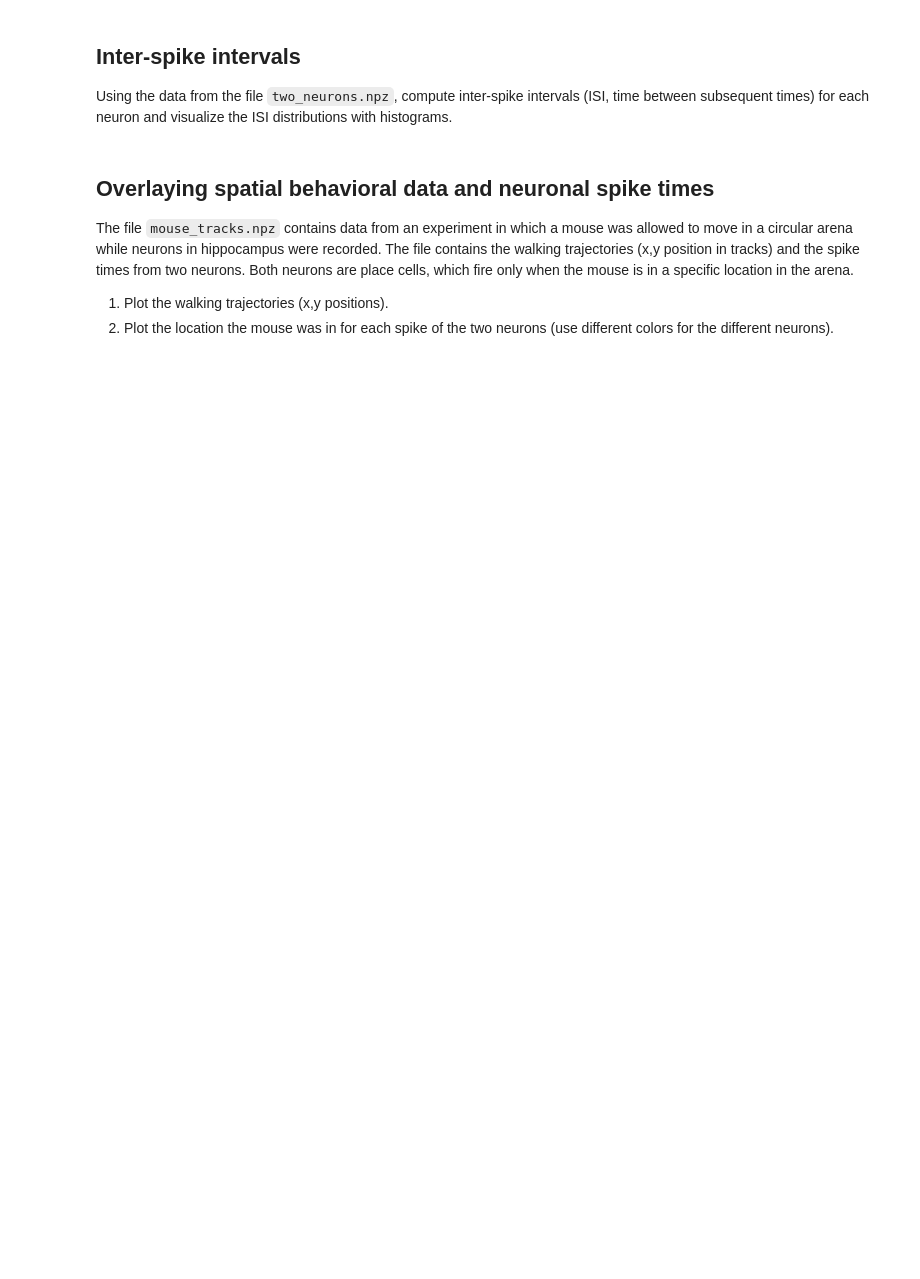
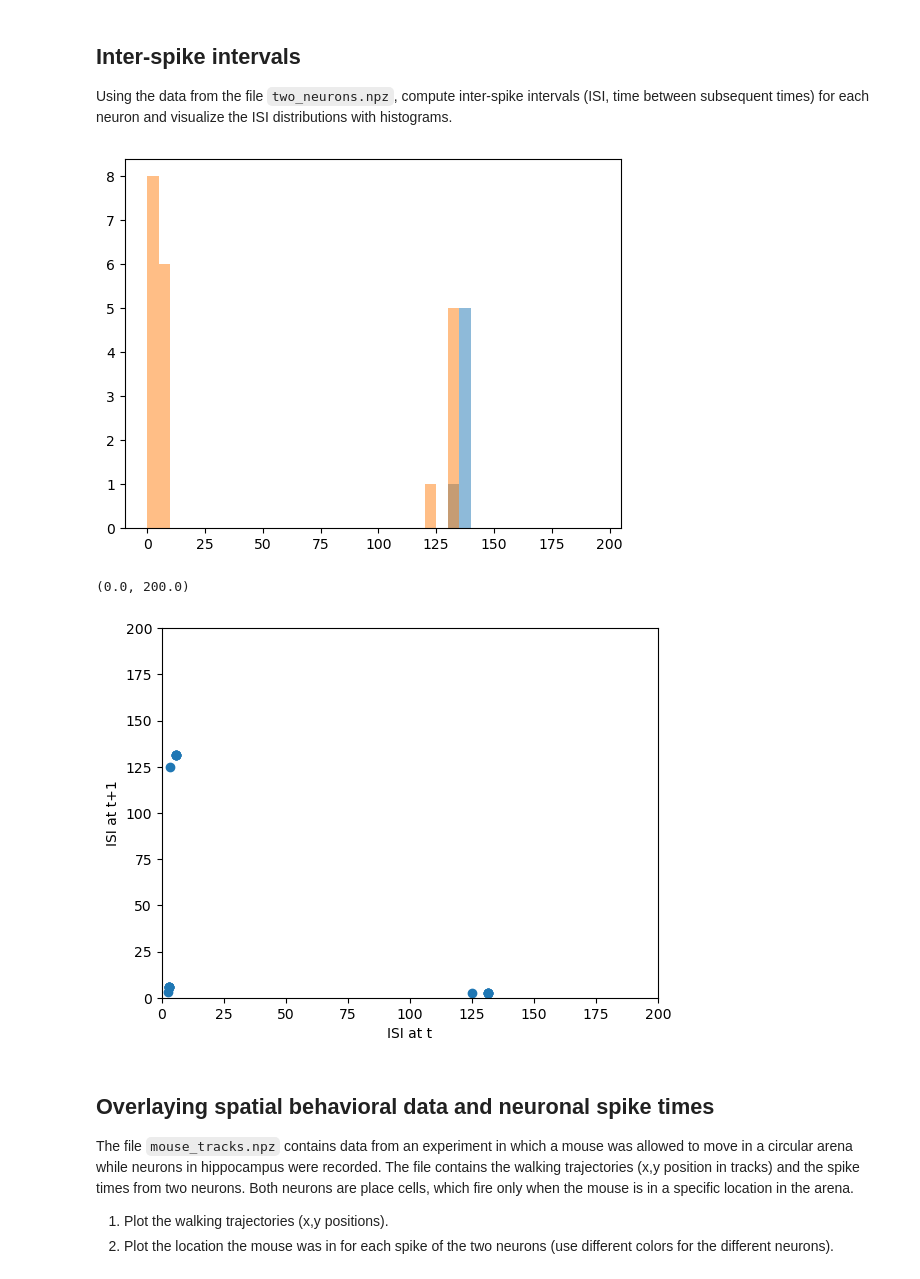
Before and after one commit to janclemenslab/neu715, a Jupyter notebook: exercises/exercises 6/6.03_neuron_plots.ipynb, the cells around one changed output. Drawn from its saved outputs; the diff is of its cells as text; code cells hidden in the pictures; blank space fills up the shorter version.

```diff
--- a/exercises/exercises 6/6.03_neuron_plots.ipynb
+++ b/exercises/exercises 6/6.03_neuron_plots.ipynb
@@ -25,3 +57,24 @@ Using the data from the file `two_neurons.npz`, compute inter-spike intervals (I
+# %%
+# your solution here
+st1 = d['spike_times1']
+st2 = d['spike_times2']
+
+isi1 = np.diff(st1)
+isi2 = np.diff(st2)
+
+plt.hist(isi1, bins=np.arange(0, 200, 5), alpha=0.5)
+plt.hist(isi2, bins=np.arange(0, 200, 5), alpha=0.5)
+plt.show()
+
+plt.plot(isi2[:-1], isi2[1:], 'o')
+plt.xlabel('ISI at t')
+plt.ylabel('ISI at t+1')
+plt.xlim(0, 200)
+plt.ylim(0, 200)
+# %% [output]
+[figure, added]
+(0.0, 200.0)
+[figure, added]
 # %% [markdown]
 ## Overlaying spatial behavioral data and neuronal spike times
 The file `mouse_tracks.npz` contains data from an experiment in which a mouse was allowed to move in a circular arena while neurons in hippocampus were recorded. The file contains the walking trajectories (x,y position in tracks) and the spike times from two neurons. Both neurons are place cells, which fire only when the mouse is in a specific location in the arena.
```
Also changed, not shown: parts of 7 cells of this notebook, 18 other files.
